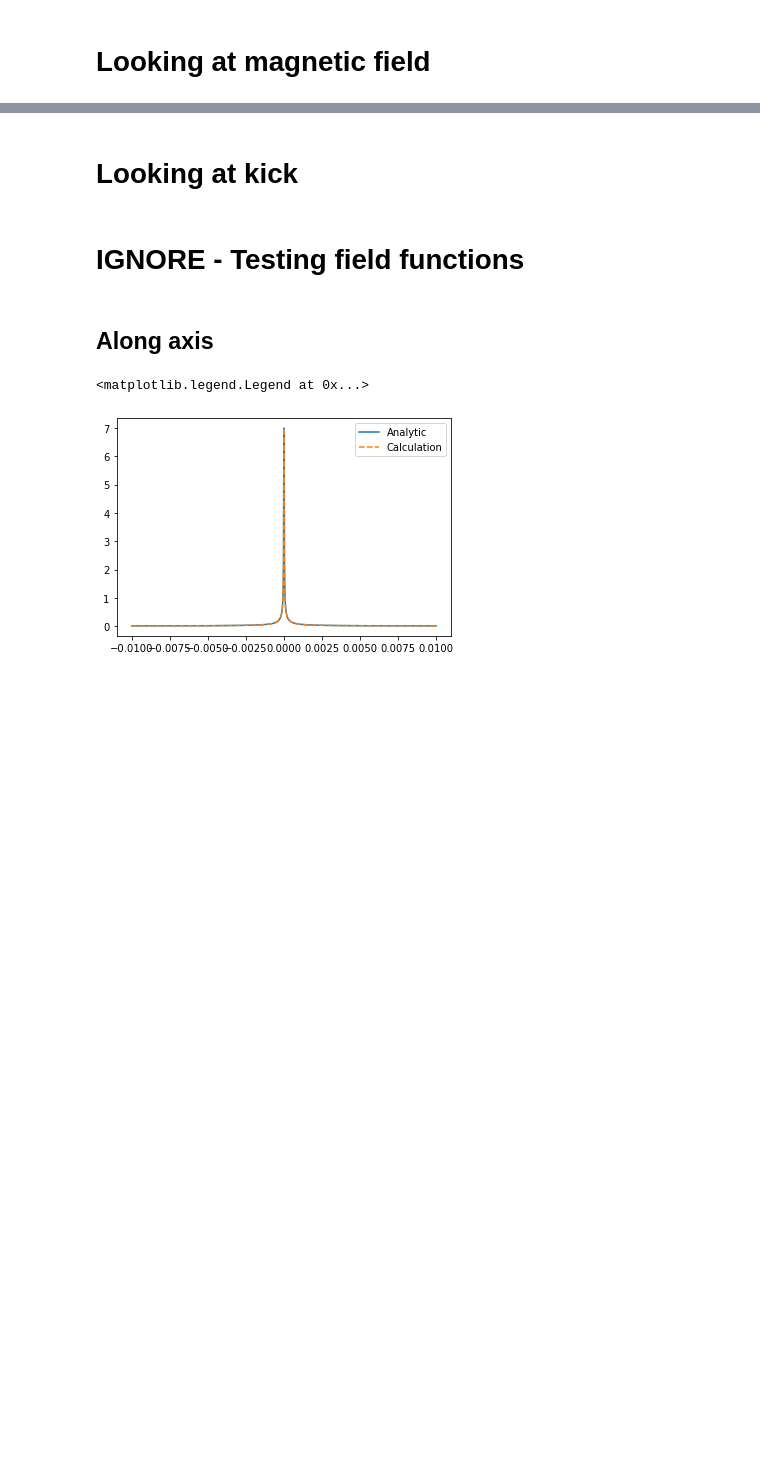
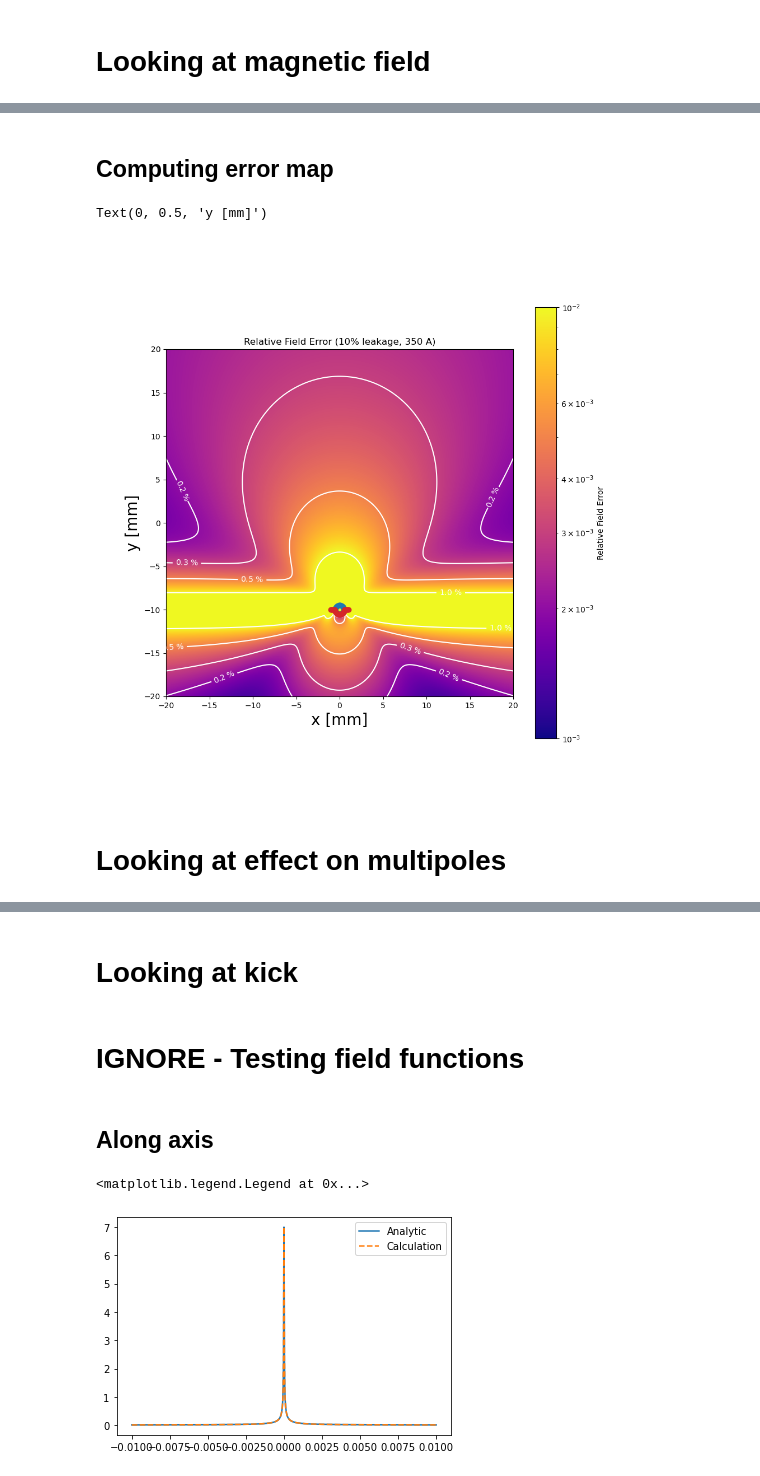
Before and after one commit to pbelange/leakage, a Jupyter notebook: leakage.ipynb, the cells around one changed output, grey strips where cells are left out. Drawn from its saved outputs; the diff is of its cells as text; code cells hidden in the pictures; blank space fills up the shorter version.

```diff
--- a/leakage.ipynb
+++ b/leakage.ipynb
@@ -209,0 +225,55 @@ for to_study,title,colorLim in zip([ideal_wire,main_wire,leak_wire,main_wire+lea
+# %% [markdown]
+## Computing error map
+# %%
+%matplotlib widget
+
+xVec = np.linspace(-20e-3,20e-3,1000)
+xObs,yObs = np.meshgrid(xVec,xVec)
+
+
+Bx_ref,By_ref = 0*xObs,0*xObs
+for sub_wire in ideal_wire:
+    _Bx,_By = sub_wire.getField(xObs,yObs)
+    Bx_ref += _Bx
+    By_ref += _By
+
+
+Bx,By = 0*xObs,0*xObs
+for sub_wire in main_wire+leak_wire:
+    _Bx,_By = sub_wire.getField(xObs,yObs)
+    Bx += _Bx
+    By += _By
+
+
+Errx,Erry = np.abs(Bx-Bx_ref)/Bx_ref,np.abs(By-By_ref)/By_ref
+colorLim = [1e-3,1e-2]
+
+
+from matplotlib.colors import LogNorm
+plt.figure(figsize=(10,10))
+plt.title(f'Relative Field Error ({eta_leak*100:.0f}% leakage, {I_total} A)')
+ErrNorm = np.sqrt(Errx**2+Erry**2)
+scaling = 1e3
+currentExtent =  [scaling*np.min(xObs),scaling*np.max(xObs),scaling*np.min(yObs),scaling*np.max(yObs)]
+plt.imshow(ErrNorm, extent = currentExtent,origin='lower',norm = LogNorm(vmin=colorLim[0], vmax=colorLim[1]))
+plt.colorbar(label = 'Relative Field Error')
+plt.set_cmap('plasma')
+
+levels = [0.2e-2,0.3e-2,0.5e-2,1e-2]
+CS = plt.contour(xObs/1e-3,yObs/1e-3,ErrNorm,levels,colors = ['w' for _i in levels])
+CS.levels = [rf'{level*100} $\%$' for level in CS.levels ]
+plt.clabel(CS,CS.levels, inline=True, fontsize=10)
+
+for sub_wire in main_wire:
+    h1, = plt.plot(sub_wire.x/1e-3,sub_wire.y/1e-3,'o',alpha=0.5,color='C0')
+for sub_wire in leak_wire:
+    h2, = plt.plot(sub_wire.x/1e-3,sub_wire.y/1e-3,'o',alpha=0.5,color='C3')
+
+plt.axis('square')
+plt.xlabel('x [mm]',fontsize=20)
+plt.ylabel('y [mm]',fontsize=20)
+# %% [output]
+Text(0, 0.5, 'y [mm]')
+[figure, added]
+# %% [markdown]
+# Looking at effect on multipoles
```
Also changed, not shown: parts of 8 cells of this notebook, 1 other file.
